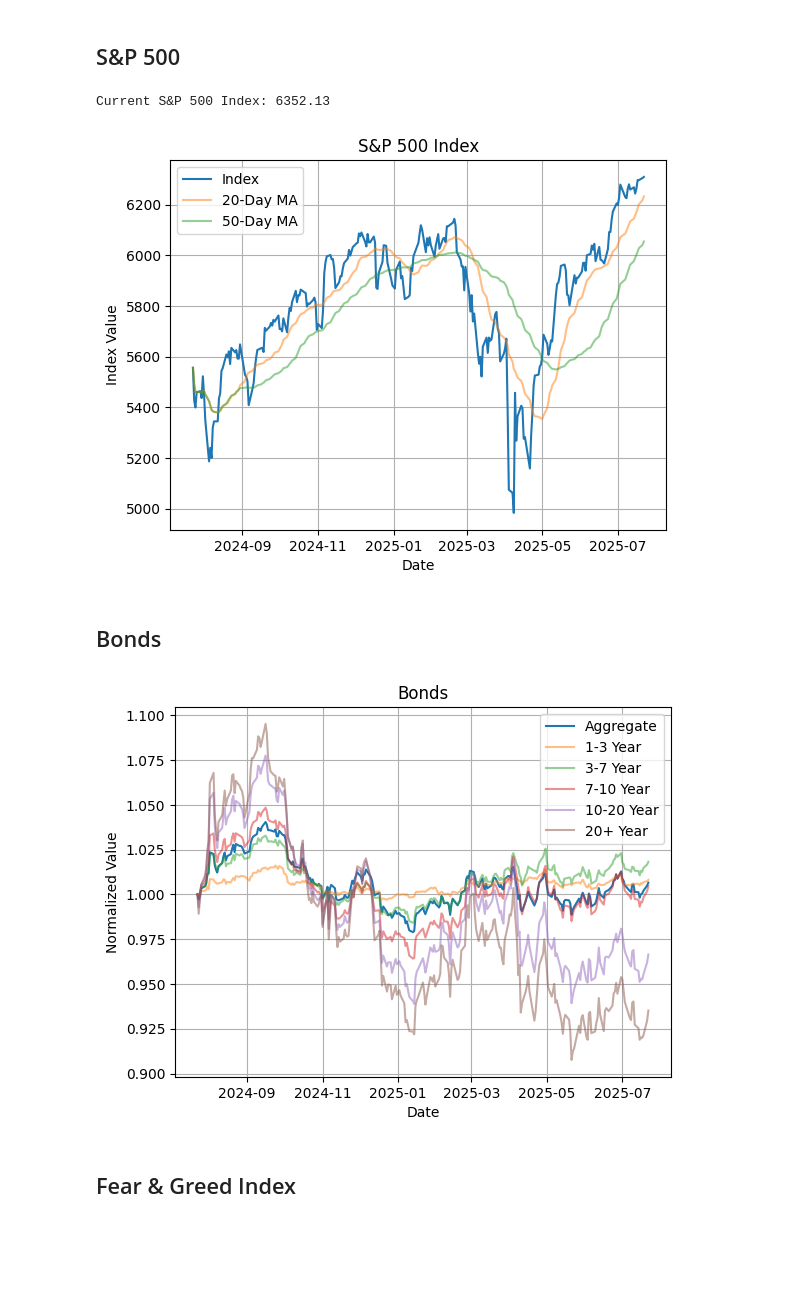
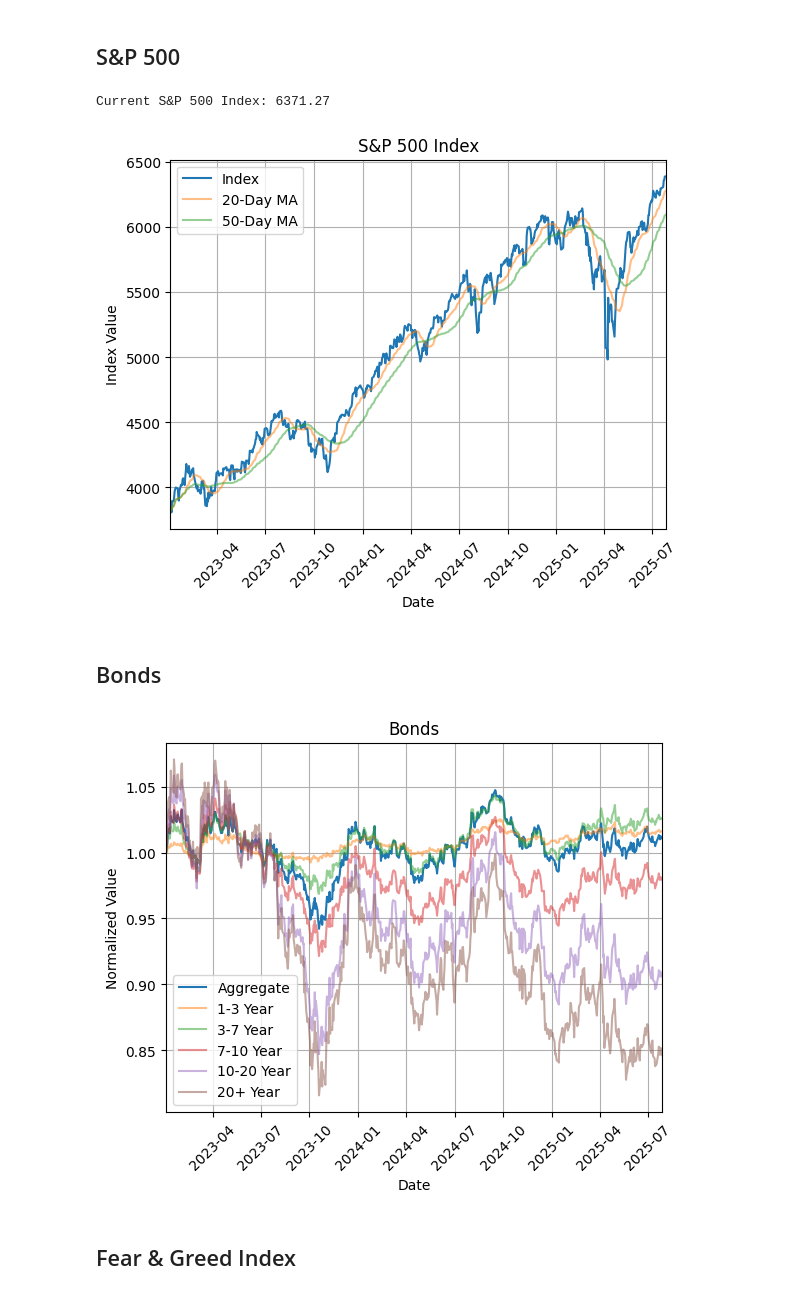
Before and after one commit to ncussonn/finance, a Jupyter notebook: market_overview.ipynb, the cells around one changed output. Saved outputs shown, nothing was run; the diff lists cells and outputs as text; code cells hidden in the pictures; blank space fills up the shorter version.

```diff
--- a/market_overview.ipynb
+++ b/market_overview.ipynb
@@ -2,19 +2,22 @@
 # Market Overview Notebook
 # %%
 from utils import gold_silv_ratio, fear_n_greed_idx, vix, bitcoin, gold_silver, snp500, bonds
+# %%
+import datetime
+time_range = [datetime.date(2023, 1, 1) , datetime.date.today()]
 # %% [markdown]
 ## S&P 500
 # %%
-snp_data = snp500()
+snp_data = snp500(time_range)
 # %% [output]
-Current S&P 500 Index: 6352.13
+Current S&P 500 Index: 6371.27
-[figure, old version]
+[figure, new version]
 # %% [markdown]
 ## Bonds
 # %%
-bnd_data = bonds()
+bnd_data = bonds(time_range)
 # %% [output]
-[figure, old version]
+[figure, new version]
 # %% [markdown]
 ## Fear & Greed Index
 # %%
```
Also changed, not shown: parts of 4 cells of this notebook, 4 other files.
